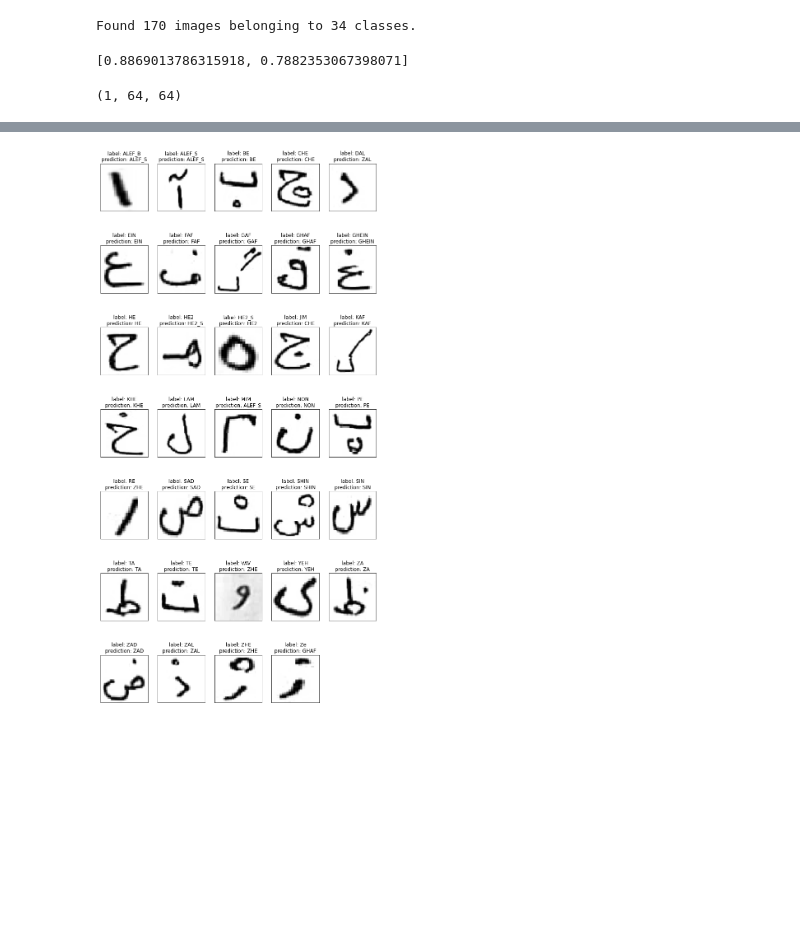
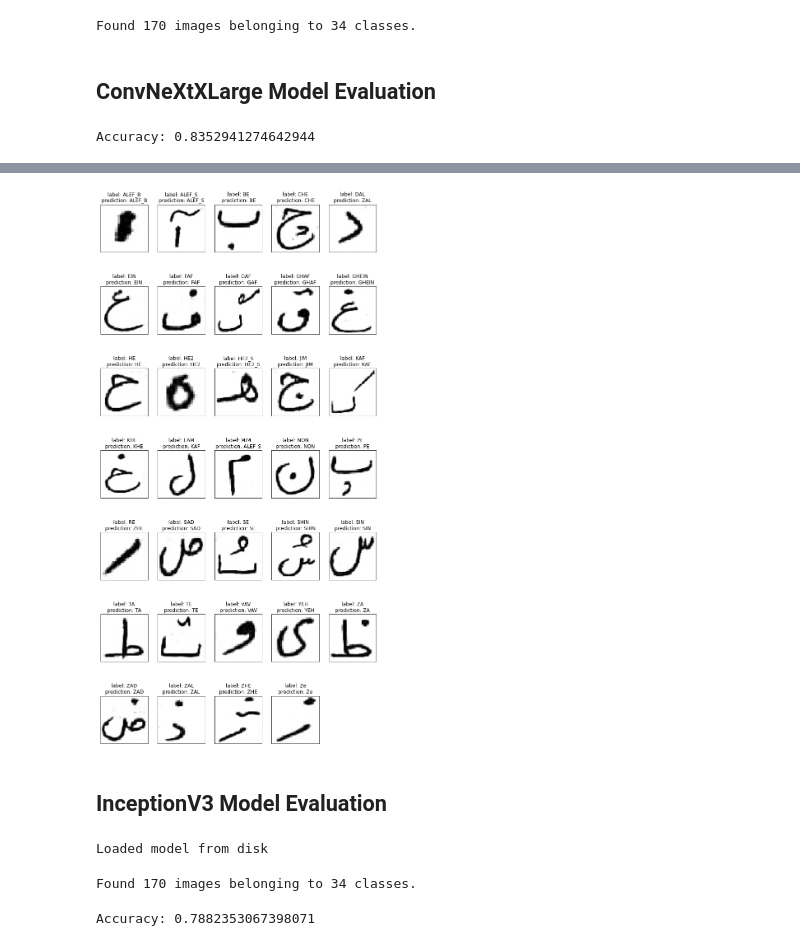
Before and after one commit to ali-f-alfa/Persian-Handwriting-Recognition, a Jupyter notebook: Persian_Handwriting_Character_Recognition_.ipynb, the cells around one changed output, grey strips where cells are left out. Saved outputs shown, nothing was run; the diff lists cells and outputs as text; code cells hidden in the pictures; blank space fills up the shorter version.

Commit message:
Models Evaluation added

```diff
--- a/Persian_Handwriting_Character_Recognition_.ipynb
+++ b/Persian_Handwriting_Character_Recognition_.ipynb
@@ -1141,16 +1132,13 @@ list_dict_val = list((test_generator.class_indices.values()))
 list_dict_key = list((test_generator.class_indices.keys()))
 # %% [output]
 Found 170 images belonging to 34 classes.
+# %% [markdown]
+## ConvNeXtXLarge Model Evaluation
 # %%
 H2 = model.evaluate_generator(test_generator)
-print(H2)
+print("Accuracy:", H2[1])
 # %% [output]
-[0.8869013786315918, 0.7882353067398071]
+Accuracy: 0.8352941274642944
-# %%
-image = test_generator[i][0][0].reshape(1, 64, 64)
-image.shape
-# %% [output]
-(1, 64, 64)
 # %%
 plt.rcParams["figure.figsize"] = [12,25]
 
@@ -1159,7 +1147,7 @@ plt_h = 7
 
 for i in range(34):
   plt.subplot(plt_h, plt_w, i+1)
-  image = test_generator[i][0][0]
+  image = test_generator[i][0][4]
   label = list_dict_key[list_dict_val.index(np.argmax(test_generator[i][1][0]))]
   prediction = list_dict_key[list_dict_val.index(np.argmax(model.predict(image.reshape(1, 64, 64)), axis=-1))]
   plt.title("label: "+ label + "\n" +"prediction: " + prediction )
@@ -1187 +1175,44 @@ for i in range(34):
-[figure, old version]
+[figure, new version]
+# %% [markdown]
+## InceptionV3 Model Evaluation
+# %%
+json_file = open('/content/drive/MyDrive/FinalProject/PersianCharacterRecognition/character_Inception_model.json', 'r')
+loaded_model_json = json_file.read()
+json_file.close()
+model = keras.models.model_from_json(loaded_model_json)
+
+# load weights into new model
+model.load_weights("/content/drive/MyDrive/FinalProject/PersianCharacterRecognition/character_Inception_model.h5")
+loss = 'categorical_crossentropy'
+optimizer = Adam(learning_rate=0.001)
+model.compile(loss= loss, optimizer= optimizer, metrics=['accuracy'])
+
+print("Loaded model from disk")
+# %% [output]
+Loaded model from disk
+# %%
+from keras.preprocessing.image import ImageDataGenerator
+DATA_TEST_PATH='/content/Full/'
+IMG_WIDTH = 75
+IMG_HEIGHT = 75
+BATCH_SIZE= 5
+
+test_datagen = ImageDataGenerator()
+
+test_generator = test_datagen.flow_from_directory(
+    DATA_TEST_PATH,
+    target_size=(IMG_WIDTH, IMG_HEIGHT),
+    batch_size=BATCH_SIZE,
+    color_mode = "grayscale",
+    shuffle=False,
+    class_mode='categorical',)
+
+list_dict_val = list((test_generator.class_indices.values()))
+list_dict_key = list((test_generator.class_indices.keys()))
+# %% [output]
+Found 170 images belonging to 34 classes.
+# %%
+H2 = model.evaluate_generator(test_generator)
+print("Accuracy:", H2[1])
+# %% [output]
+Accuracy: 0.7882353067398071
```
Also changed, not shown: parts of 30 cells of this notebook.
